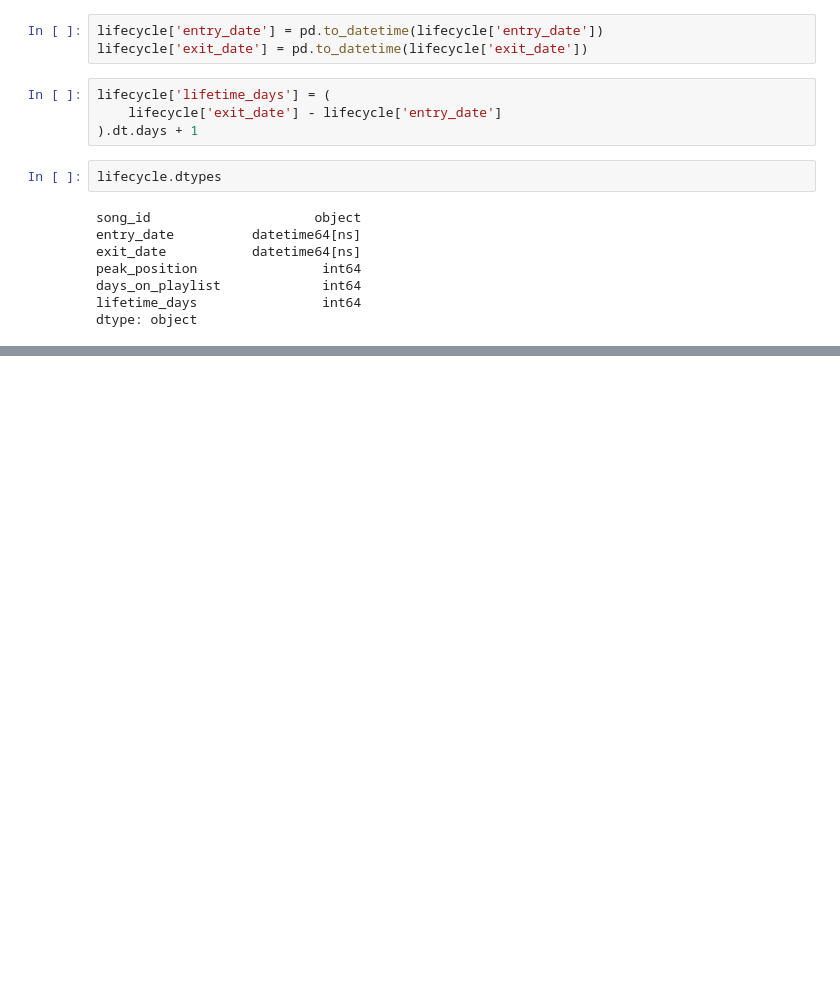
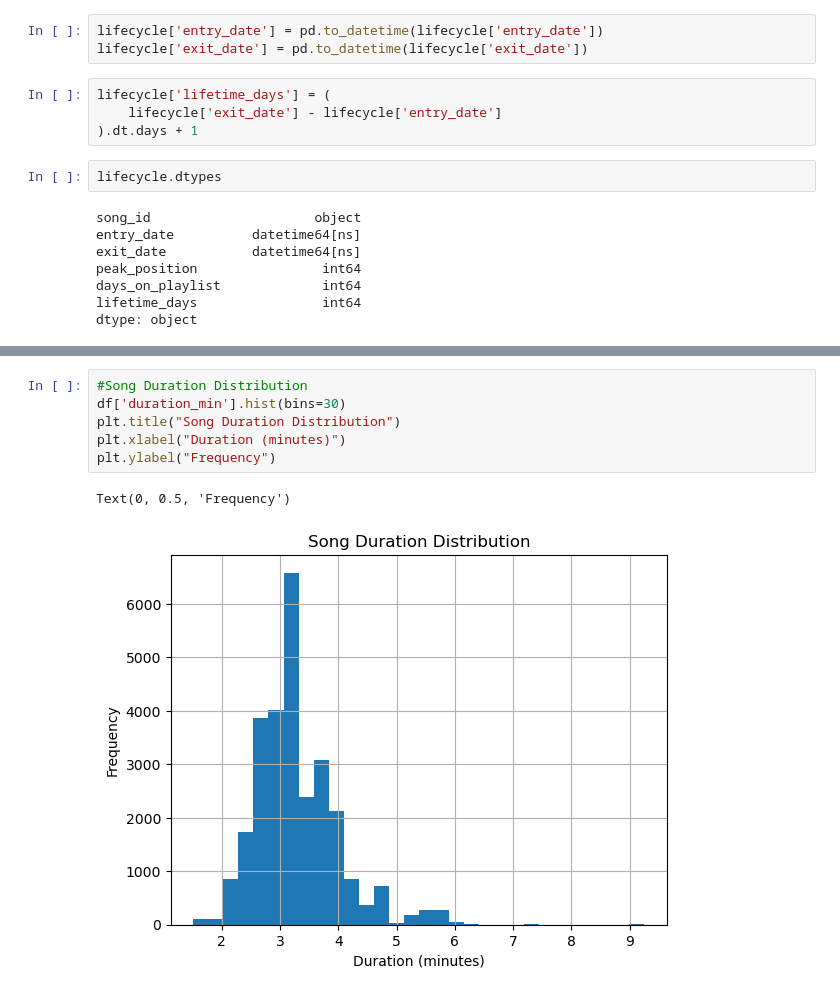
Before and after one commit to Pushpak-07/Spain_Songs_Dashboard-, a Jupyter notebook: notebooks/normailzed_2.ipynb, the cells around one changed output, grey strips where cells are left out. Cells and saved outputs as stored; diff of their text form; blank space fills up the shorter version.

```diff
--- a/notebooks/normailzed_2.ipynb
+++ b/notebooks/normailzed_2.ipynb
@@ -80,0 +116,9 @@ dtype: object
+# %%
+#Song Duration Distribution
+df['duration_min'].hist(bins=30)
+plt.title("Song Duration Distribution")
+plt.xlabel("Duration (minutes)")
+plt.ylabel("Frequency")
+# %% [output]
+Text(0, 0.5, 'Frequency')
+[figure, added]
```
Also changed, not shown: parts of 8 cells of this notebook.
